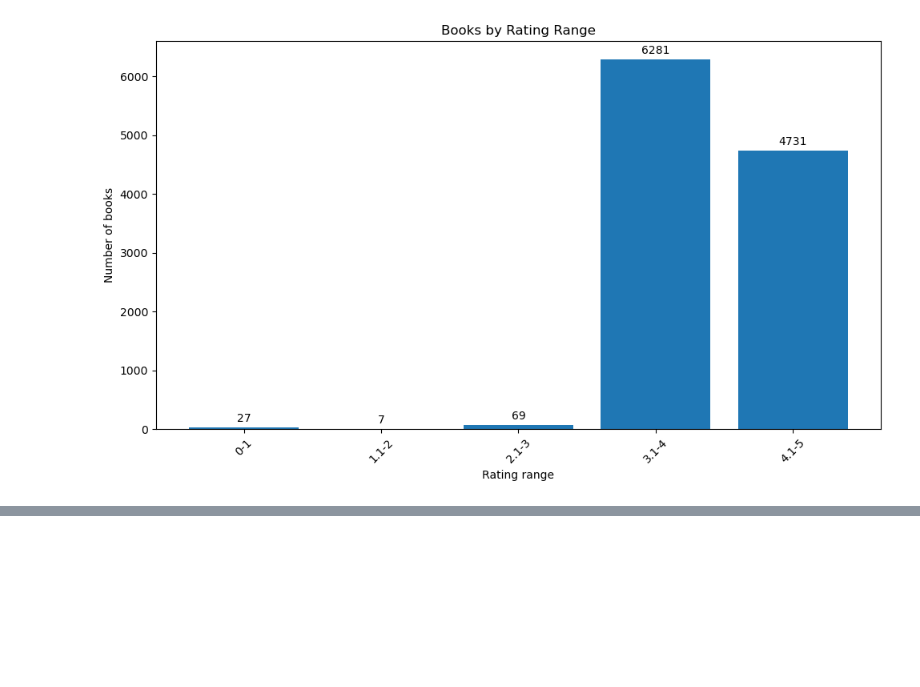
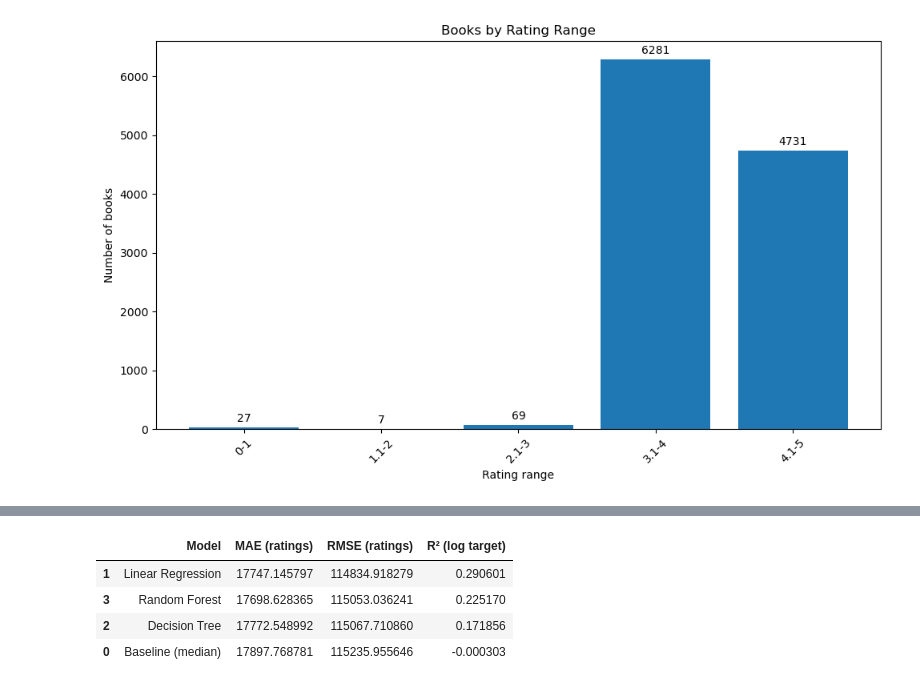
Before and after one commit to MasonC1/data-structures-final-project, a Jupyter notebook: GoodReads_dataset_test_1.ipynb, the cells around one changed output, grey strips where cells are left out. Drawn from its saved outputs; the diff is of its cells as text; code cells hidden in the pictures; blank space fills up the shorter version.

```diff
--- a/GoodReads_dataset_test_1.ipynb
+++ b/GoodReads_dataset_test_1.ipynb
@@ -164,0 +179,10 @@ plt.show()
+# %%
+model_data = books.copy()
+
+print("Original shape:", model_data.shape)
+print("\\nMissing values by column:")
+display(model_data.isna().sum().sort_values(ascending=False))
+
+print("\\nDuplicate book IDs:", model_data["bookID"].duplicated().sum())
+print("\\nTarget summary:")
+display(model_data["ratings_count"].describe())
@@ -164,0 +288,80 @@ plt.show()
+# %%
+import numpy as np
+import pandas as pd
+from sklearn.compose import ColumnTransformer
+from sklearn.pipeline import Pipeline
+from sklearn.impute import SimpleImputer
+from sklearn.preprocessing import OneHotEncoder, StandardScaler
+from sklearn.dummy import DummyRegressor
+from sklearn.linear_model import LinearRegression
+from sklearn.tree import DecisionTreeRegressor
+from sklearn.ensemble import RandomForestRegressor
+from sklearn.metrics import mean_absolute_error, mean_squared_error, r2_score
+
+numeric_features = [
+    "average_rating", "num_pages", "publication_year", "author_count"
+]
+categorical_features = ["language_code", "publisher"]
+
+preprocessor = ColumnTransformer(
+    transformers=[
+        ("numeric", Pipeline([
+            ("imputer", SimpleImputer(strategy="median")),
+            ("scaler", StandardScaler())
+        ]), numeric_features),
+        ("categorical", Pipeline([
+            ("imputer", SimpleImputer(strategy="most_frequent")),
+            ("onehot", OneHotEncoder(handle_unknown="ignore"))
+        ]), categorical_features)
+    ]
+)
+
+models = {
+    "Baseline (median)": Pipeline([
+        ("preprocessor", preprocessor),
+        ("model", DummyRegressor(strategy="median"))
+    ]),
+    "Linear Regression": Pipeline([
+        ("preprocessor", preprocessor),
+        ("model", LinearRegression())
+    ]),
+    "Decision Tree": Pipeline([
+        ("preprocessor", preprocessor),
+        ("model", DecisionTreeRegressor(
+            max_depth=8, min_samples_leaf=20, random_state=42
+        ))
+    ]),
+    "Random Forest": Pipeline([
+        ("preprocessor", preprocessor),
+        ("model", RandomForestRegressor(
+            n_estimators=200, max_depth=12, min_samples_leaf=5,
+            random_state=42, n_jobs=-1
+        ))
+    ])
+}
+
+results = []
+fitted_models = {}
+
+for name, pipeline in models.items():
+    pipeline.fit(X_train, y_train_log)
+    fitted_models[name] = pipeline
+
+    pred_log = pipeline.predict(X_test)
+    pred_count = np.maximum(0, np.expm1(pred_log))
+
+    results.append({
+        "Model": name,
+        "MAE (ratings)": mean_absolute_error(y_test, pred_count),
+        "RMSE (ratings)": np.sqrt(mean_squared_error(y_test, pred_count)),
+        "R² (log target)": r2_score(y_test_log, pred_log)
+    })
+
+results_df = pd.DataFrame(results).sort_values("RMSE (ratings)")
+display(results_df)
+# %% [output]
+|  | Model | MAE (ratings) | RMSE (ratings) | R² (log target) |
+| 1 | Linear Regression | 17747.145797 | 114834.918279 | 0.290601 |
+| 3 | Random Forest | 17698.628365 | 115053.036241 | 0.225170 |
+| 2 | Decision Tree | 17772.548992 | 115067.710860 | 0.171856 |
+| 0 | Baseline (median) | 17897.768781 | 115235.955646 | -0.000303 |
```
Also changed, not shown: parts of 13 cells of this notebook.
